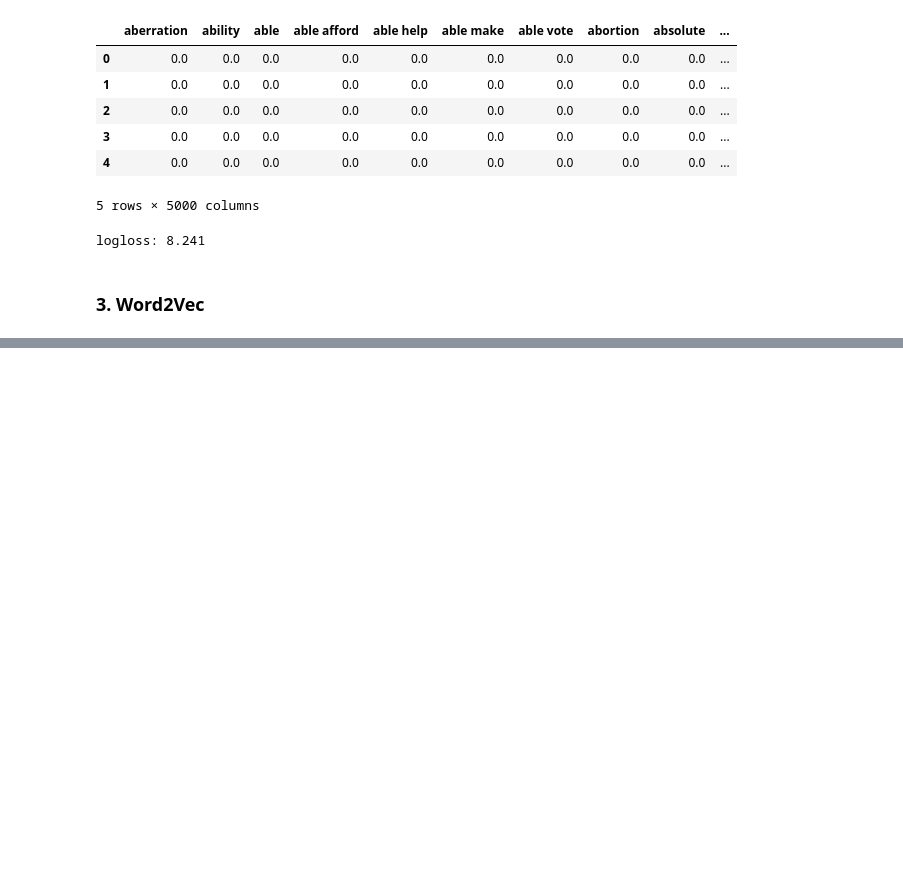
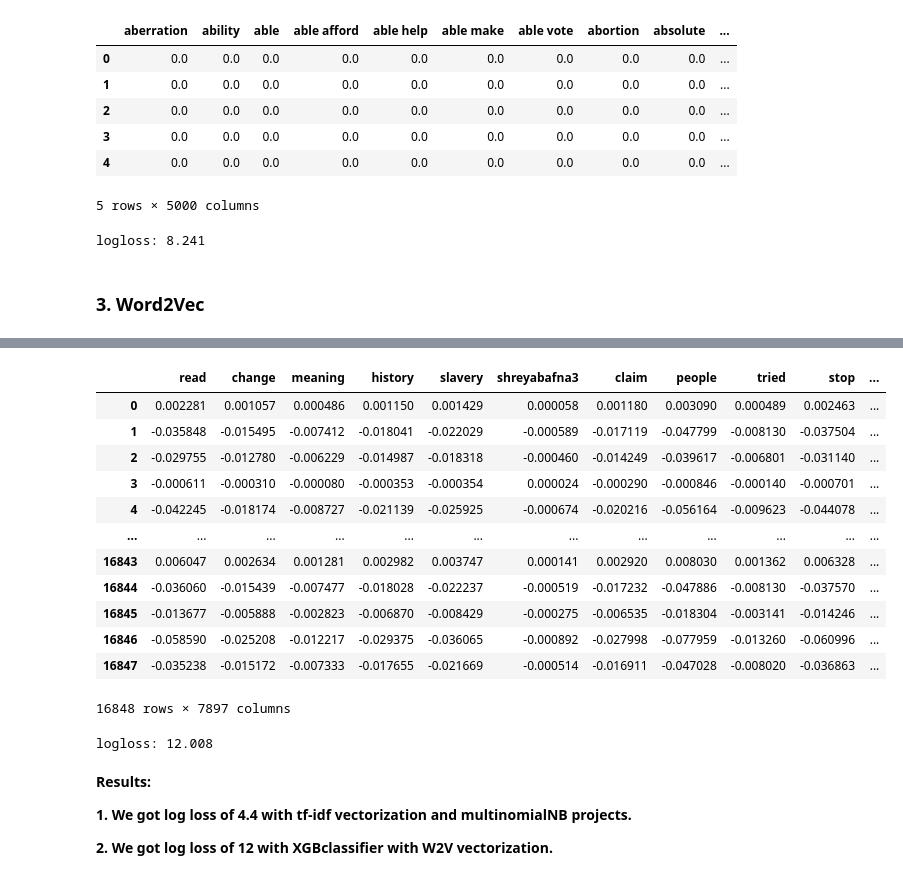
Before and after one commit to avikumart/Cyberbullying-Detection-NLP, a Jupyter notebook: cyberbullying-detection-nlp1.ipynb, the cells around one changed output, grey strips where cells are left out. Cells and saved outputs as stored; diff of their text form; code cells hidden in the pictures; blank space fills up the shorter version.

```diff
--- a/cyberbullying-detection-nlp1.ipynb
+++ b/cyberbullying-detection-nlp1.ipynb
@@ -669,0 +673,37 @@ logloss: 8.241
+# %%
+# word embeddings techniques using W2V
+class Word_to_Vect():
+    '''Function that returns word embedding, if passed list of sentences and size of vector'''
+
+    def __init__(self):
+        pass
+
+    def w2v(self, corpus, size):
+
+        #tokenization and model preparation
+        tokenize_sent = [sent.split() for sent in corpus]
+        #creating vord2vec for every word in every sentence in corpus
+        self.w2v = word2vec.Word2Vec(tokenize_sent, vector_size=size, min_count=1)
+
+        return self.w2v
+
+    def transform(self, X_corpus, size):
+
+        array_wordEmbed = []
+        for sent in X_corpus:
+            vec = np.zeros(size).reshape((1, size))
+            count = 0.
+            if sent == '':
+                a = vec
+            else:
+                sent = sent.split(' ')
+                for word in sent:
+                    vec += w2v[word].reshape((1,size))
+                    count +=1
+            if count !=0:
+                vec /= count
+            a = vec
+            array_wordEmbed.append(a)
+        return np.concatenate(tuple(array_wordEmbed))
+# %%
+w2v = Word_to_Vect().w2v(corpus = [sent for sent in X], size=len(X))
@@ -669,0 +723,17 @@ logloss: 8.241
+# %%
+X_w2v = pd.DataFrame({word:w2v.wv[word] for sent in X for word in sent.split()})
+X_w2v
+# %% [output]
+|  | read | change | meaning | history | slavery | shreyabafna3 | claim | people | tried | stop | ... |
+| 0 | 0.002281 | 0.001057 | 0.000486 | 0.001150 | 0.001429 | 0.000058 | 0.001180 | 0.003090 | 0.000489 | 0.002463 | ... |
+| 1 | -0.035848 | -0.015495 | -0.007412 | -0.018041 | -0.022029 | -0.000589 | -0.017119 | -0.047799 | -0.008130 | -0.037504 | ... |
+| 2 | -0.029755 | -0.012780 | -0.006229 | -0.014987 | -0.018318 | -0.000460 | -0.014249 | -0.039617 | -0.006801 | -0.031140 | ... |
+| 3 | -0.000611 | -0.000310 | -0.000080 | -0.000353 | -0.000354 | 0.000024 | -0.000290 | -0.000846 | -0.000140 | -0.000701 | ... |
+| 4 | -0.042245 | -0.018174 | -0.008727 | -0.021139 | -0.025925 | -0.000674 | -0.020216 | -0.056164 | -0.009623 | -0.044078 | ... |
+| ... | ... | ... | ... | ... | ... | ... | ... | ... | ... | ... | ... |
+| 16843 | 0.006047 | 0.002634 | 0.001281 | 0.002982 | 0.003747 | 0.000141 | 0.002920 | 0.008030 | 0.001362 | 0.006328 | ... |
+| 16844 | -0.036060 | -0.015439 | -0.007477 | -0.018028 | -0.022237 | -0.000519 | -0.017232 | -0.047886 | -0.008130 | -0.037570 | ... |
+| 16845 | -0.013677 | -0.005888 | -0.002823 | -0.006870 | -0.008429 | -0.000275 | -0.006535 | -0.018304 | -0.003141 | -0.014246 | ... |
+| 16846 | -0.058590 | -0.025208 | -0.012217 | -0.029375 | -0.036065 | -0.000892 | -0.027998 | -0.077959 | -0.013260 | -0.060996 | ... |
+| 16847 | -0.035238 | -0.015172 | -0.007333 | -0.017655 | -0.021669 | -0.000514 | -0.016911 | -0.047028 | -0.008020 | -0.036863 | ... |
+16848 rows × 7897 columns
@@ -669,0 +747,11 @@ logloss: 8.241
+# %%
+# evalute the loss of the model
+print("logloss: %0.3f " % log_loss(y_ts, pred))
+# %% [output]
+logloss: 12.008
+# %% [markdown]
+**Results:**
+
+**1. We got log loss of 4.4 with tf-idf vectorization and multinomialNB projects.**
+
+**2. We got log loss of 12 with XGBclassifier with W2V vectorization.**
```
Also changed, not shown: parts of 9 cells of this notebook.
